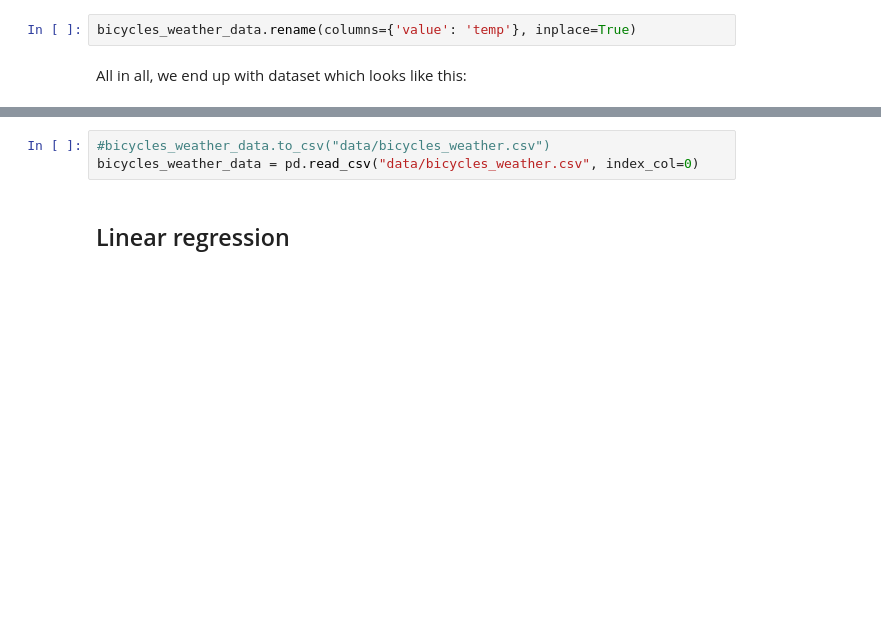
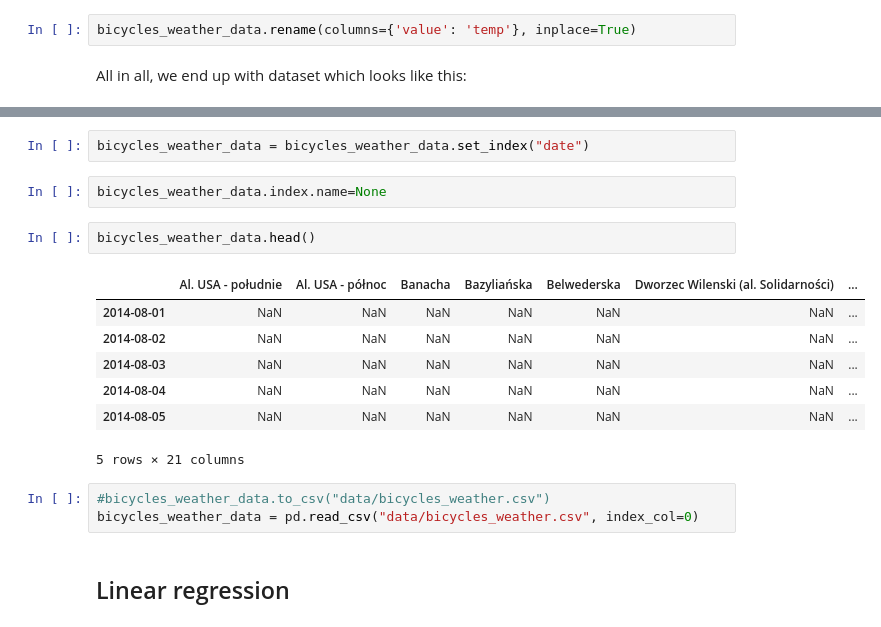
Before and after one commit to stared/uw-ml-python-2017, a Jupyter notebook: 3_linear_regression.ipynb, the cells around one changed output, grey strips where cells are left out. Saved outputs shown, nothing was run; the diff lists cells and outputs as text; blank space fills up the shorter version.

```diff
--- a/3_linear_regression.ipynb
+++ b/3_linear_regression.ipynb
@@ -85,3 +147,17 @@ bicycles_weather_data.head()
+# %%
+bicycles_weather_data = bicycles_weather_data.set_index("date")
+# %%
+bicycles_weather_data.index.name=None
+# %%
+bicycles_weather_data.head()
+# %% [output]
+|  | Al. USA - południe | Al. USA - północ | Banacha | Bazyliańska | Belwederska | Dworzec Wilenski (al. Solidarności) | ... |
+| 2014-08-01 | NaN | NaN | NaN | NaN | NaN | NaN | ... |
+| 2014-08-02 | NaN | NaN | NaN | NaN | NaN | NaN | ... |
+| 2014-08-03 | NaN | NaN | NaN | NaN | NaN | NaN | ... |
+| 2014-08-04 | NaN | NaN | NaN | NaN | NaN | NaN | ... |
+| 2014-08-05 | NaN | NaN | NaN | NaN | NaN | NaN | ... |
+5 rows × 21 columns
 # %%
 #bicycles_weather_data.to_csv("data/bicycles_weather.csv")
 bicycles_weather_data = pd.read_csv("data/bicycles_weather.csv", index_col=0)
```
Also changed, not shown: parts of 16 cells of this notebook, 4 other files.
